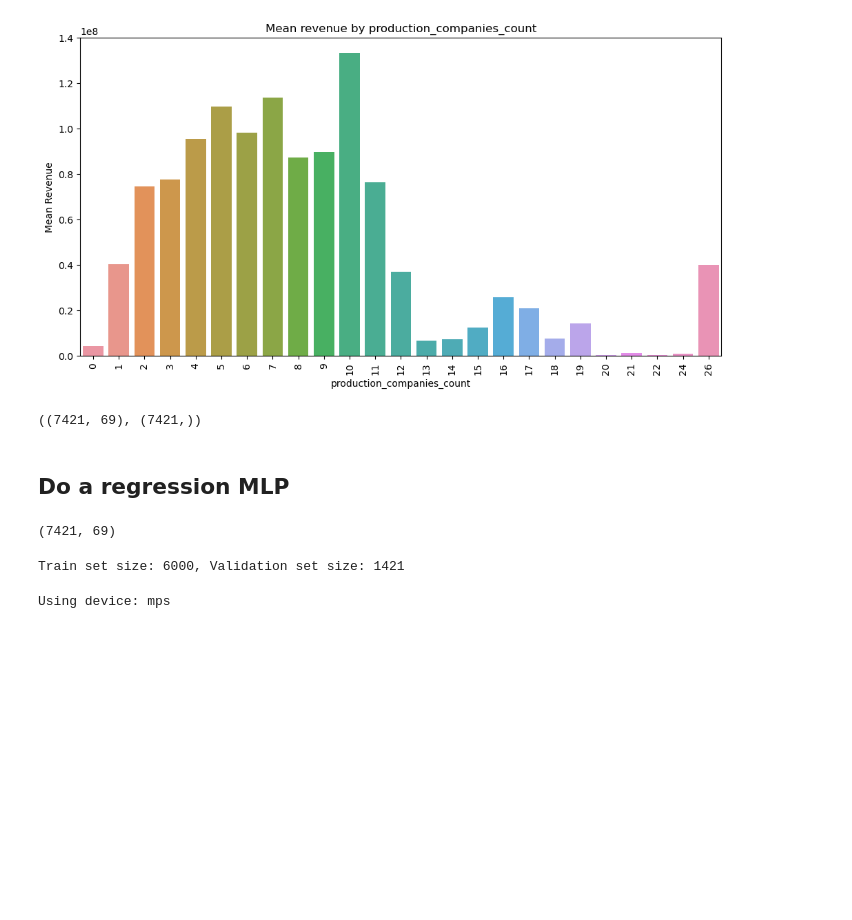
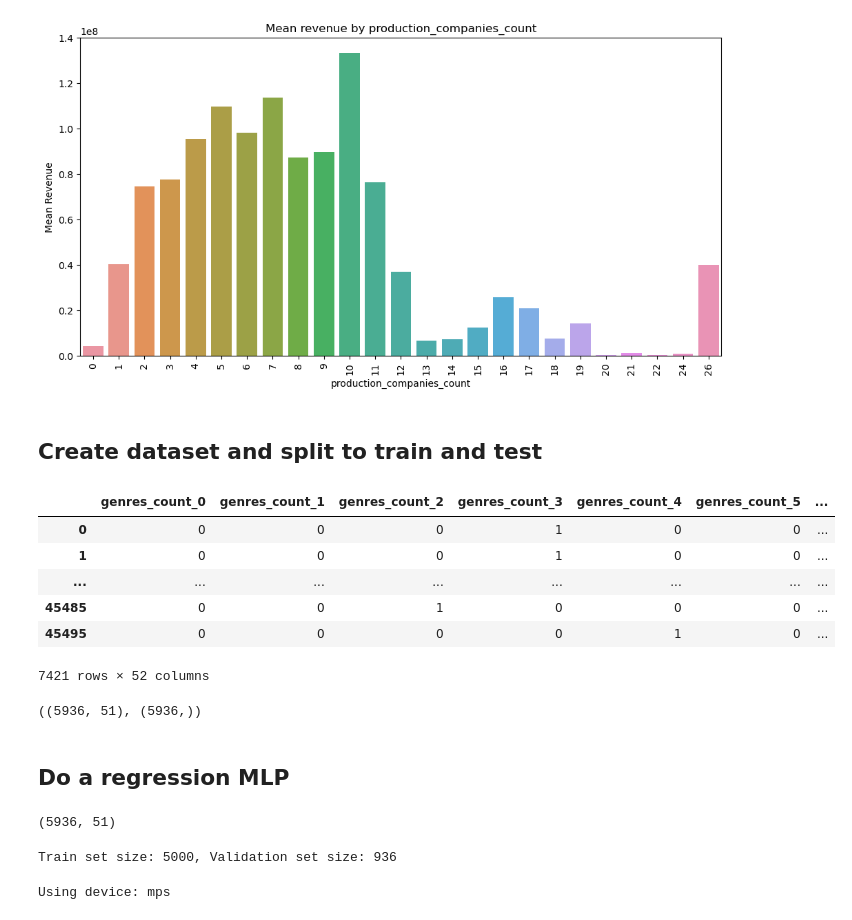
Before and after one commit to tianhew0121/Movie_Rating_Prediction_with_Movielens_dataset, a Jupyter notebook: data_inspection.ipynb, the cells around one changed output. Cells and saved outputs as stored; diff of their text form; code cells hidden in the pictures; blank space fills up the shorter version.

```diff
--- a/data_inspection.ipynb
+++ b/data_inspection.ipynb
@@ -270,46 +263,68 @@ for cat_col in categorical_columns:
 [figure]
 [figure]
 [figure]
+# %% [markdown]
+## Create dataset and split to train and test
 # %%
-column_to_convert = ['genres_top','genres_second', 'genres_count', 'has_collection', 'has_homepage', 'has_tagline','release_date']
+from sklearn.model_selection import train_test_split
+
+column_to_convert = ['genres_count', 'has_collection', 'has_homepage', 'has_tagline','release_date']
+# column_to_convert = ['has_collection', 'has_homepage', 'has_tagline','release_date']
 selected_data = full_data[column_to_convert]
 for column_name in column_to_convert:
     color_dummies = pd.get_dummies(selected_data[column_name], prefix=column_name)
     # test_color_dummies = pd.get_dummies(selected_data[column_name], prefix=column_name)
     # Concatenate the original DataFrame with the new one-hot encoded columns
     selected_data = pd.concat([selected_data.drop(column_name, axis=1), color_dummies], axis=1)
     # selected_data = pd.concat([selected_data.drop(column_name, axis=1), test_color_dummies], axis=1)
 
 from sklearn.preprocessing import StandardScaler
 
 label_column = 'vote_average'
 
 selected_data = pd.concat([selected_data, full_data[label_column]], axis=1)
 selected_data = pd.concat([selected_data, full_data['budget']], axis=1)
 selected_data = pd.concat([selected_data, full_data['crew_count']], axis=1)
 selected_data = pd.concat([selected_data, full_data['runtime']], axis=1)
-
-scaler = StandardScaler()
-scaler.fit(selected_data[['crew_count']])
-standardized_column = scaler.transform(selected_data[['crew_count']])
-selected_data['crew_count'] = standardized_column
-scaler = StandardScaler()
-scaler.fit(selected_data[['runtime']])
-standardized_column = scaler.transform(selected_data[['runtime']])
-selected_data['runtime'] = standardized_column
-scaler = StandardScaler()
-scaler.fit(selected_data[['budget']])
-standardized_column = scaler.transform(selected_data[['budget']])
-selected_data['budget'] = standardized_column
-
-train_data = selected_data.drop([label_column], axis=1).to_numpy().astype(np.float32)
-# train_label = np.round(selected_data[label_column].to_numpy()).astype(np.float32)
-train_label = selected_data[label_column].to_numpy().astype(np.float32)
-# test_data = selected_data.drop([label_column], axis=1).to_numpy().astype(np.float32)
-# test_label = selected_data[label_column].to_numpy().astype(np.float32)
-train_data.shape, train_label.shape
+selected_data = pd.concat([selected_data, full_data['production_companies_count']], axis=1)
+# selected_data = pd.concat([selected_data, full_data['genres_count']], axis=1)
+selected_data = pd.concat([selected_data, full_data[unique_genre_names]], axis=1)
+with pd.option_context('display.max_rows', 5,
+                       'display.max_columns', None,
+                       'display.precision', 3,
+                       ):
+    display(selected_data)
 # %% [output]
+|  | genres_count_0 | genres_count_1 | genres_count_2 | genres_count_3 | genres_count_4 | genres_count_5 | ... |
+| 0 | 0 | 0 | 0 | 1 | 0 | 0 | ... |
+| 1 | 0 | 0 | 0 | 1 | 0 | 0 | ... |
+| ... | ... | ... | ... | ... | ... | ... | ... |
+| 45485 | 0 | 0 | 1 | 0 | 0 | 0 | ... |
+| 45495 | 0 | 0 | 0 | 0 | 1 | 0 | ... |
-((7421, 69), (7421,))
+7421 rows × 52 columns
+# %%
+
+scaler = StandardScaler()
+scaler.fit(selected_data[['crew_count']])
+standardized_column = scaler.transform(selected_data[['crew_count']])
+selected_data['crew_count'] = standardized_column
+scaler = StandardScaler()
+scaler.fit(selected_data[['runtime']])
+standardized_column = scaler.transform(selected_data[['runtime']])
+selected_data['runtime'] = standardized_column
+scaler = StandardScaler()
+scaler.fit(selected_data[['budget']])
+standardized_column = scaler.transform(selected_data[['budget']])
+selected_data['budget'] = standardized_column
+
+train_data = selected_data.drop([label_column], axis=1).to_numpy().astype(np.float32)
+# train_label = np.round(selected_data[label_column].to_numpy()).astype(np.float32)
+train_label = selected_data[label_column].to_numpy().astype(np.float32)
+
+train_data, test_data, train_label, test_label = train_test_split(train_data, train_label, test_size=0.2)
+train_data.shape, train_label.shape
+# %% [output]
+((5936, 51), (5936,))
 # %% [markdown]
 ## Do a regression MLP
 # %%
@@ -335,26 +350,26 @@ class myDataset(torch.utils.data.Dataset):
         return sample, label
 
 train_data_torch = torch.from_numpy(train_data)
-# test_data_torch = torch.from_numpy(test_data)
+test_data_torch = torch.from_numpy(test_data)
 n_class = 2
 # train_label_one_hot = np.eye(n_class)[train_label.astype(int)]
 # test_label_one_hot = np.eye(n_class)[test_label.astype(int)]
 train_label = train_label.reshape(-1, 1)
-# test_label = test_label.reshape(-1, 1)
+test_label = test_label.reshape(-1, 1)
 train_label_torch = torch.from_numpy(train_label.astype(np.float32))
-# test_label_torch = torch.from_numpy(test_label.astype(np.float32))
+test_label_torch = torch.from_numpy(test_label.astype(np.float32))
 train_dataset = myDataset(train_data_torch, train_label_torch)
-# test_dataset = myDataset(test_data_torch, test_label_torch)
+test_dataset = myDataset(test_data_torch, test_label_torch)
 
 N, D = train_data_torch.shape
 N, D
 # %% [output]
-(7421, 69)
+(5936, 51)
 # %%
-trainset, valset = torch.utils.data.random_split(train_dataset, [6000, N-6000])
+trainset, valset = torch.utils.data.random_split(train_dataset, [5000, N-5000])
 print(f'Train set size: {len(trainset)}, Validation set size: {len(valset)}')
 # %% [output]
-Train set size: 6000, Validation set size: 1421
+Train set size: 5000, Validation set size: 936
 # %%
 # Define function to call for each training epoch (one complete pass over the training set)
 def train(model, trainloader, criterion, optimizer, device):
```
Also changed, not shown: parts of 28 cells of this notebook.
